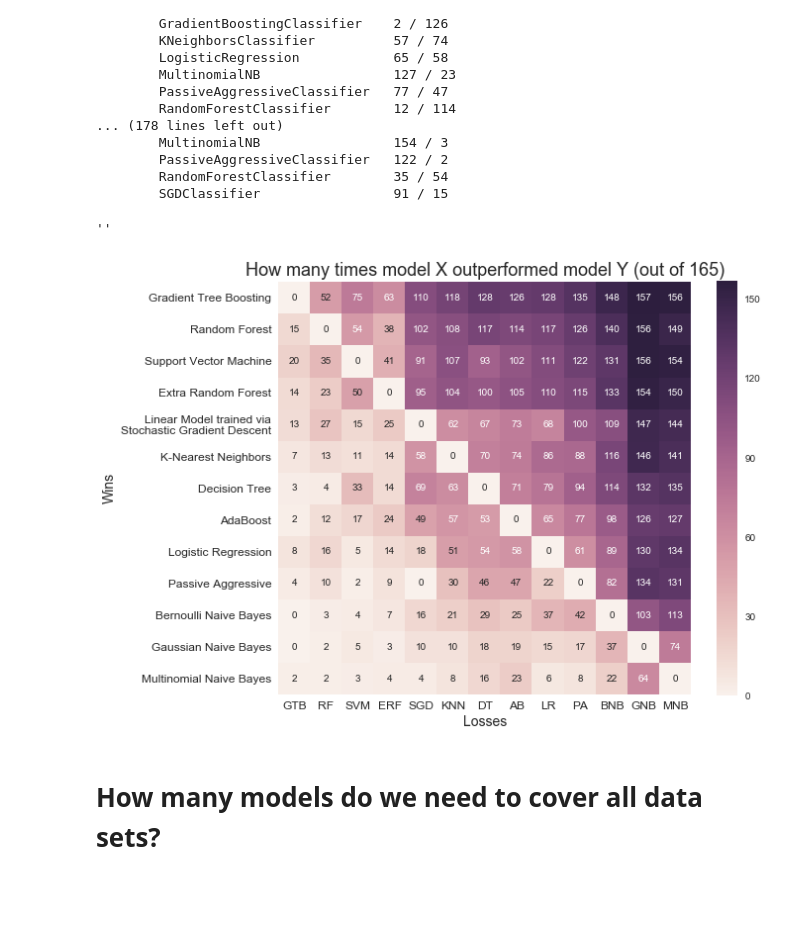
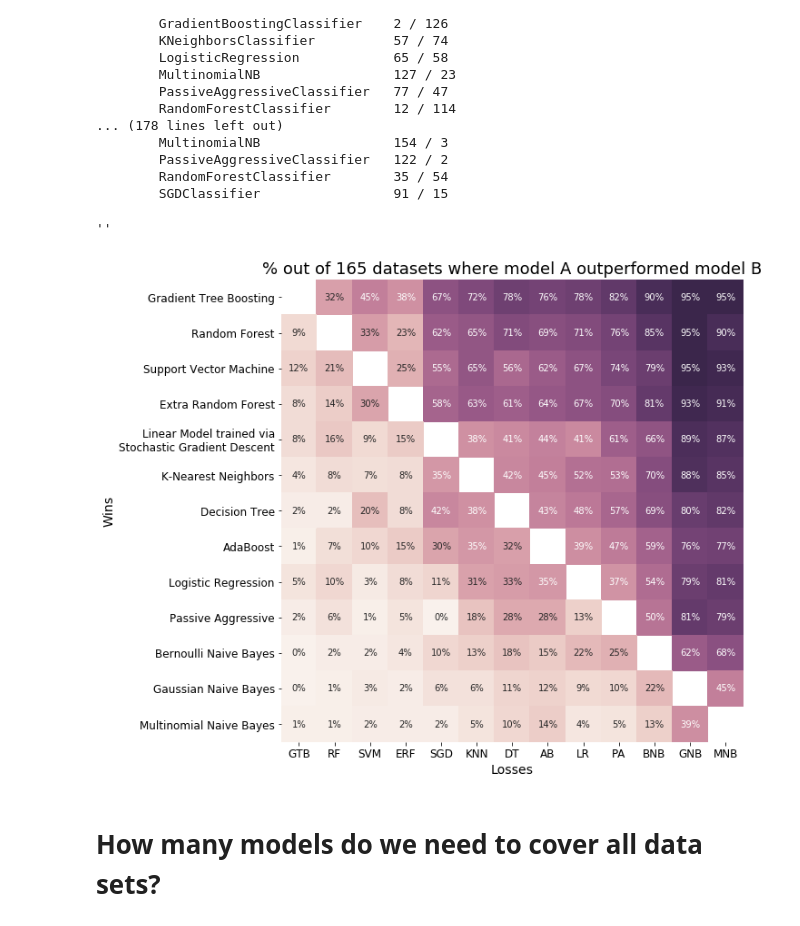
Before and after one commit to rhiever/sklearn-benchmarks, a Jupyter notebook: notebooks/analyze-sklearn-benchmark.ipynb, the cells around one changed output. Cells and saved outputs as stored; diff of their text form; code cells hidden in the pictures; blank space fills up the shorter version.

Commit message:
Update outperformance chart

```diff
--- a/notebooks/analyze-sklearn-benchmark.ipynb
+++ b/notebooks/analyze-sklearn-benchmark.ipynb
@@ -297,6 +297,18 @@ for pair in list(product(all_models, all_models)):
 model_tourney_matrix = np.array(model_tourney_matrix).reshape((13, 13))
 all_models = list(np.array(all_models)[np.argsort(model_tourney_matrix.sum(axis=1))[::-1]])
 model_tourney_matrix = model_tourney_matrix[:, np.argsort(model_tourney_matrix.sum(axis=1))[::-1]]
+# %%
+from itertools import product
+import numpy as np
+
+model_tourney_matrix = []
+
+for pair in list(product(all_models, all_models)):
+    model_tourney_matrix.append(model_tourneys[pair])
+
+model_tourney_matrix = np.array(model_tourney_matrix).reshape((13, 13))
+all_models = list(np.array(all_models)[np.argsort(model_tourney_matrix.sum(axis=1))[::-1]])
+model_tourney_matrix = model_tourney_matrix[:, np.argsort(model_tourney_matrix.sum(axis=1))[::-1]]
 # %%
 %matplotlib inline
 import matplotlib.pyplot as plt
@@ -323,37 +335,46 @@ model_nice_dict_y = {
     'MultinomialNB': 'Multinomial Naive Bayes',
     'PassiveAggressiveClassifier': 'Passive Aggressive',
     'SGDClassifier': 'Linear Model trained via\nStochastic Gradient Descent',
     'GaussianNB': 'Gaussian Naive Bayes',
     'DecisionTreeClassifier': 'Decision Tree',
     'ExtraTreesClassifier': 'Extra Random Forest',
     'RandomForestClassifier': 'Random Forest',
     'GradientBoostingClassifier':'Gradient Tree Boosting',
     'KNeighborsClassifier': 'K-Nearest Neighbors',
     'SVC': 'Support Vector Machine'
 }
 
 model_nice = []
 model_nice_y = []
 for m in all_models:
     model_nice.append(model_nice_dict[m])
     model_nice_y.append(model_nice_dict_y[m])
 
+mask_matrix = []
+for x in range(len(model_nice_dict)):
+    for y in range(len(model_nice_dict)):
+        mask_matrix.append(x == y)
+mask_matrix = np.array(mask_matrix).reshape(13, 13)
+
 plt.figure(figsize=(10, 10))
-sb.heatmap(model_tourney_matrix, square=True, annot=True, fmt='0.0f',
-           xticklabels=model_nice, yticklabels=model_nice_y, cbar_kws={'shrink': 0.6})
+sb.heatmap(np.round(model_tourney_matrix / 165., 2), fmt='0.0%',
+           mask=mask_matrix,
+           cmap=sb.cubehelix_palette(500, light=0.95, dark=0.15),
+           square=True, annot=True, vmin=0., vmax=1.0,
+           xticklabels=model_nice, yticklabels=model_nice_y, cbar=False)
 plt.xticks(fontsize=12)
 plt.yticks(fontsize=12)
 plt.xlabel('Losses', fontsize=14)
 plt.ylabel('Wins', fontsize=14)
-plt.title('How many times model X outperformed model Y (out of 165)', fontsize=18)
+plt.title('% out of 165 datasets where model A outperformed model B', fontsize=18)
 h = plt.gcf()
 plt.tight_layout()
 h.savefig('figs/model_outperformance.pdf', bbox_inches='tight')
 #plt.savefig('figures/sklearn-model-x-outperform-model-y.pdf', bbox_inches='tight')
 ;
 # %% [output]
 ''
-[figure, old version]
+[figure, new version]
 # %% [markdown]
 # How many models do we need to cover all data sets?
 # %%
```
